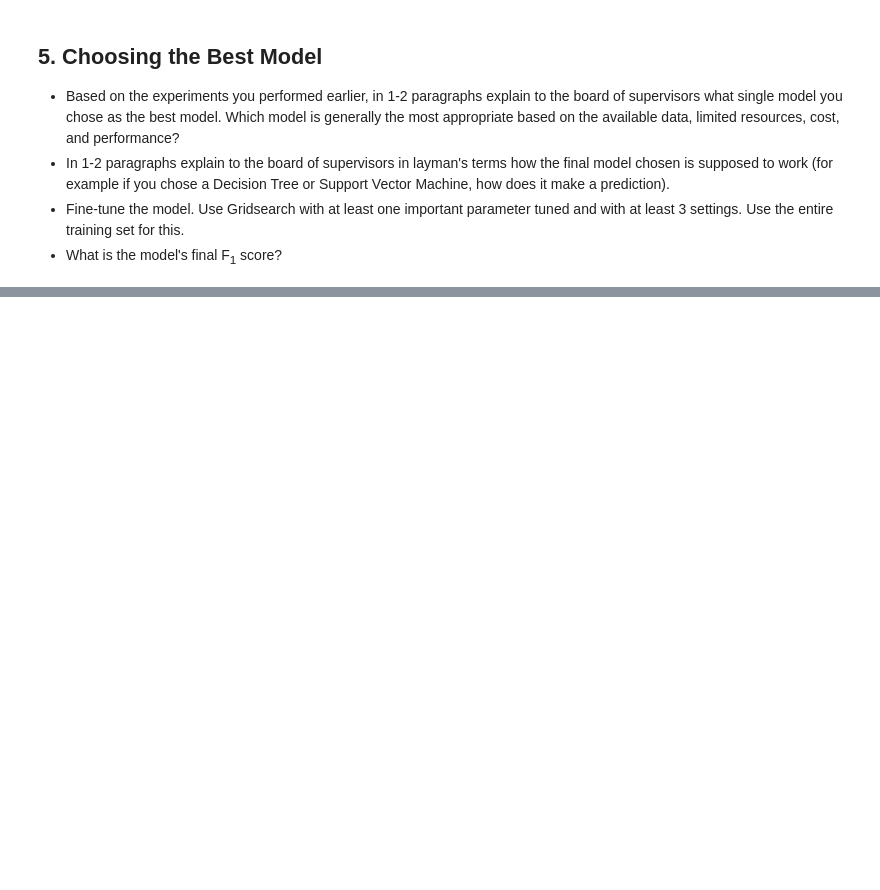
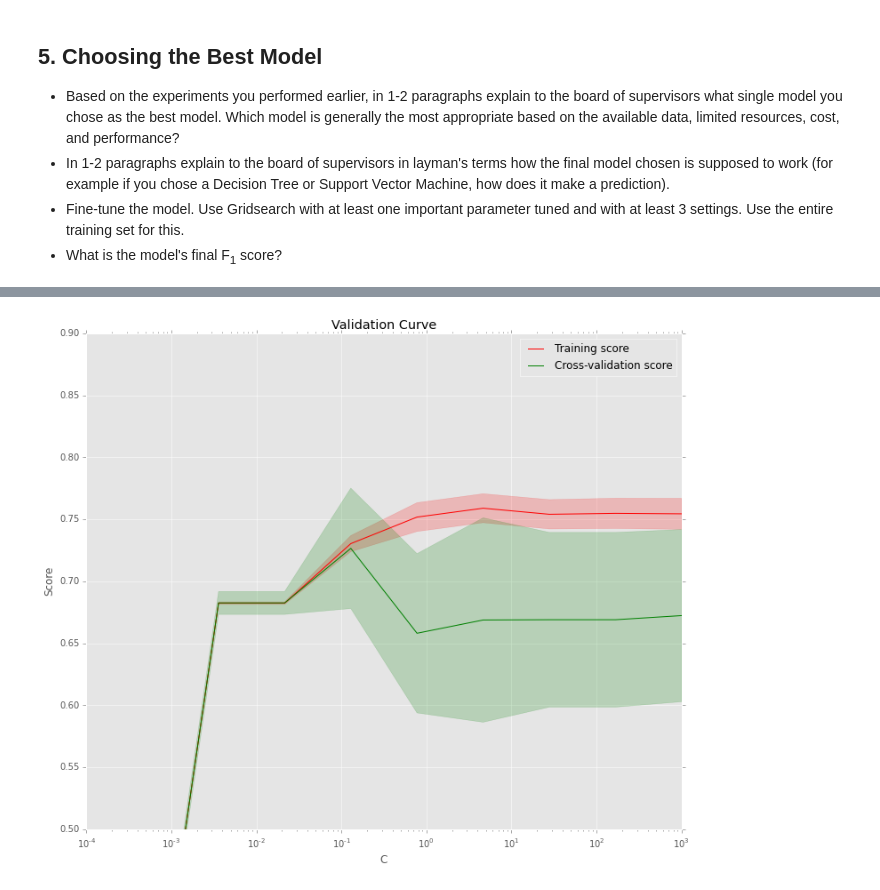
Before and after one commit to Sandeep42/Machine-Learning-Engineer-Udacity, a Jupyter notebook: projects/student_intervention/student_intervention.ipynb, the cells around one changed output, grey strips where cells are left out. Saved outputs shown, nothing was run; the diff lists cells and outputs as text; code cells hidden in the pictures; blank space fills up the shorter version.

```diff
--- a/projects/student_intervention/student_intervention.ipynb
+++ b/projects/student_intervention/student_intervention.ipynb
@@ -227,0 +502,5 @@ def train_predict(clf, X_train, y_train, X_test, y_test):
+# %%
+plot_validation_curve(estimator=LogisticRegression(penalty='l1'), X_train=X_train, y_train= y_train,
+                     param_name='C', param_range= np.logspace(-4,3,10), ylim= (0.5, 0.9),semilog= True)
+# %% [output]
+[figure, added]
```
Also changed, not shown: parts of 62 cells of this notebook, 16 other files.
